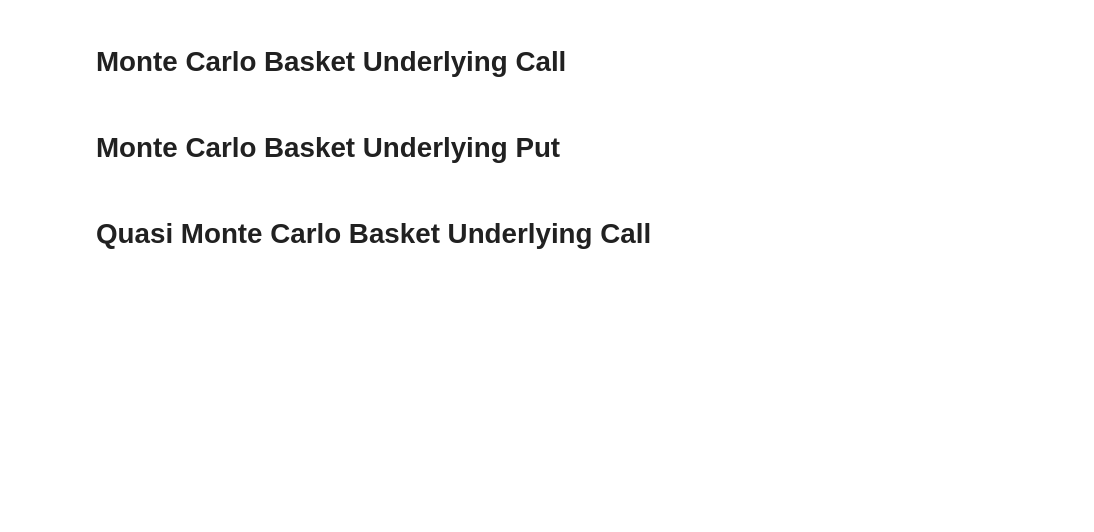
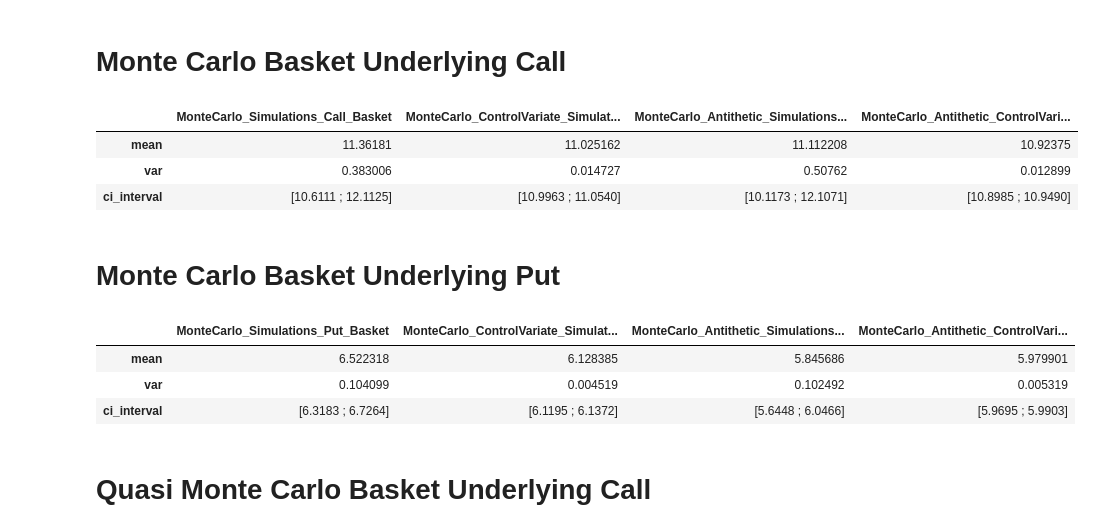
Before and after one commit to raphcor95/numerical_project, a Jupyter notebook: convergence_mc_basket.ipynb, the cells around one changed output. Cells and saved outputs as stored; diff of their text form; code cells hidden in the pictures; blank space fills up the shorter version.

Commit message:
Added CI for basket study

```diff
--- a/convergence_mc_basket.ipynb
+++ b/convergence_mc_basket.ipynb
@@ -22,7 +22,7 @@ def compute_references(df: pd.DataFrame) -> pd.DataFrame:
     df_res["mean"] = df.astype(float).mean(axis=1, skipna=True)
     df_res["var"] = df.astype(float).var(axis=1, skipna=True)
     df_res["var_normalized"] = df_res["var"] / df_res.index
-    df_res["ci_margin"] = (df_res["var"] * 1.96) / np.sqrt(df_res.index)
+    df_res["ci_margin"] = (df_res["var_normalized"] * 1.96)
     df_res["ci_lower"] = df_res["mean"] - df_res["ci_margin"]
     df_res["ci_upper"] = df_res["mean"] + df_res["ci_margin"]
     return df_res
@@ -32,7 +32,7 @@ def summarize_results(df_dict: dict[str, pd.DataFrame], idx: int) -> pd.DataFram
 
     for name, df in df_dict.items():
         mean = df.loc[idx, "mean"]
-        var = df.loc[idx, "var"]
+        var = df.loc[idx, "var_normalized"]
         ci_str = f"[{df.loc[idx, 'ci_lower']:.4f} ; {df.loc[idx, 'ci_upper']:.4f}]"
 
         summary[name] = {
@@ -141,6 +141,21 @@ fig.update_layout(
 )
 
 fig.show()
+# %%
+df_dict = {
+    "MonteCarlo_Simulations_Call_Basket": df_call_mc,
+    "MonteCarlo_ControlVariate_Simulations_Call_Basket": df_call_mc_cv,
+    "MonteCarlo_Antithetic_Simulations_Call_Basket": df_call_mc_an,
+    "MonteCarlo_Antithetic_ControlVariate_Simulations_Call_Basket": df_call_mc_an_cv
+}
+
+df_summarize = summarize_results(df_dict, 750)
+df_summarize
+# %% [output]
+|  | MonteCarlo_Simulations_Call_Basket | MonteCarlo_ControlVariate_Simulat... | MonteCarlo_Antithetic_Simulations... | MonteCarlo_Antithetic_ControlVari... |
+| mean | 11.36181 | 11.025162 | 11.112208 | 10.92375 |
+| var | 0.383006 | 0.014727 | 0.50762 | 0.012899 |
+| ci_interval | [10.6111 ; 12.1125] | [10.9963 ; 11.0540] | [10.1173 ; 12.1071] | [10.8985 ; 10.9490] |
 # %% [markdown]
 # Monte Carlo Basket Underlying Put
 # %%
@@ -240,6 +255,21 @@ fig.update_layout(
 )
 
 fig.show()
+# %%
+df_dict_put = {
+    "MonteCarlo_Simulations_Put_Basket": df_put_mc,
+    "MonteCarlo_ControlVariate_Simulations_Put_Basket": df_put_mc_cv,
+    "MonteCarlo_Antithetic_Simulations_Put_Basket": df_put_mc_an,
+    "MonteCarlo_Antithetic_ControlVariate_Simulations_Put_Basket": df_put_mc_an_cv
+}
+
+df_summarize_put = summarize_results(df_dict_put, 750)
+df_summarize_put
+# %% [output]
+|  | MonteCarlo_Simulations_Put_Basket | MonteCarlo_ControlVariate_Simulat... | MonteCarlo_Antithetic_Simulations... | MonteCarlo_Antithetic_ControlVari... |
+| mean | 6.522318 | 6.128385 | 5.845686 | 5.979901 |
+| var | 0.104099 | 0.004519 | 0.102492 | 0.005319 |
+| ci_interval | [6.3183 ; 6.7264] | [6.1195 ; 6.1372] | [5.6448 ; 6.0466] | [5.9695 ; 5.9903] |
 # %% [markdown]
 # Quasi Monte Carlo Basket Underlying Call
 # %%
```
Also changed, not shown: parts of 2 cells of this notebook, 1 other file.
